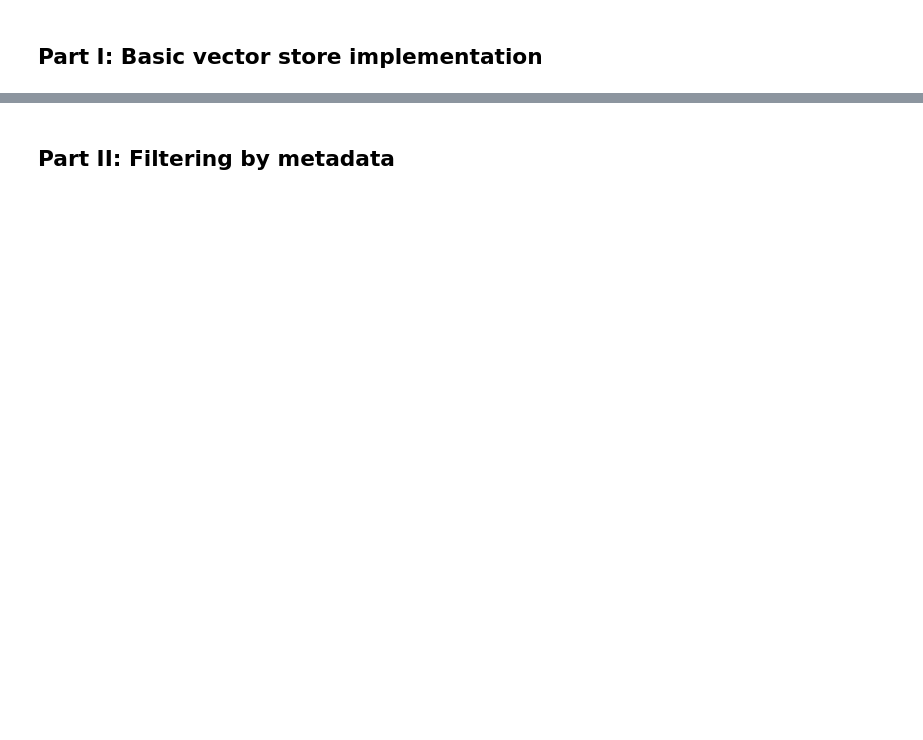
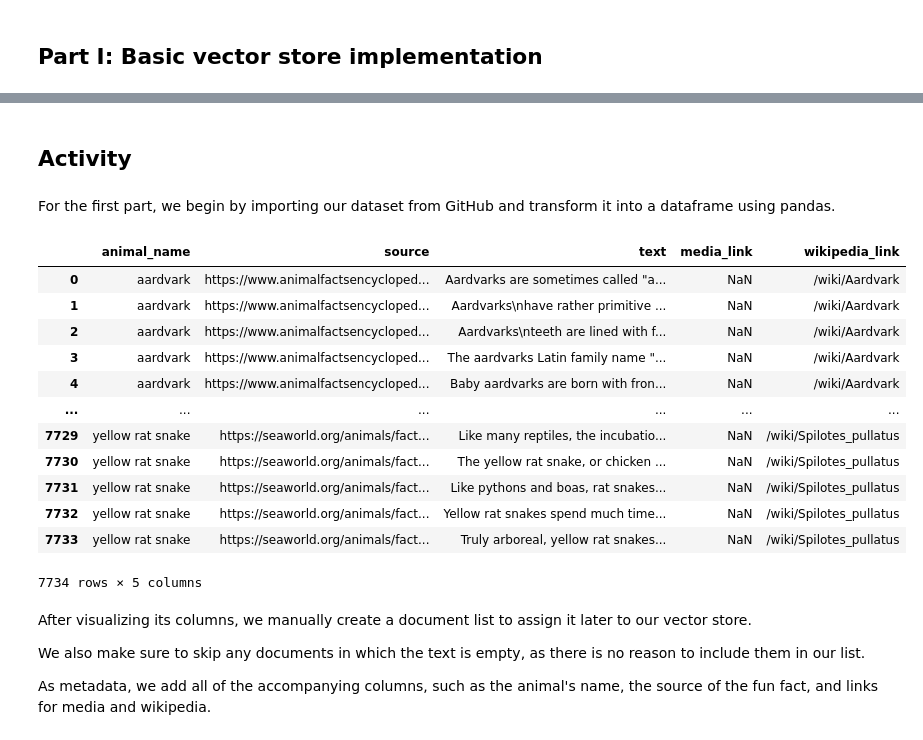
Before and after one commit to carloszamora08/IntComp, a Jupyter notebook: notebooks/Local Notebooks/notebooks/vectorstore_semanticsearch.ipynb, the cells around one changed output, grey strips where cells are left out. Drawn from its saved outputs; the diff is of its cells as text; code cells hidden in the pictures; blank space fills up the shorter version.

Commit message:
Finalize vector store activity

```diff
--- a/notebooks/Local Notebooks/notebooks/vectorstore_semanticsearch.ipynb
+++ b/notebooks/Local Notebooks/notebooks/vectorstore_semanticsearch.ipynb
@@ -29,2 +59,0 @@ class VectorStore:
-# %% [markdown]
-## Part II: Filtering by metadata
@@ -43,0 +60,29 @@ class FilteredVectorStore:
+# %% [markdown]
+## Activity
+# %% [markdown]
+For the first part, we begin by importing our dataset from GitHub and transform it into a dataframe using pandas.
+# %%
+url = "https://raw.githubusercontent.com/ekohrt/animal-fun-facts-dataset/main/animal-fun-facts-dataset.csv"
+df = pd.read_csv(url)
+
+df
+# %% [output]
+|  | animal_name | source | text | media_link | wikipedia_link |
+| 0 | aardvark | https://www.animalfactsencycloped... | Aardvarks are sometimes called "a... | NaN | /wiki/Aardvark |
+| 1 | aardvark | https://www.animalfactsencycloped... | Aardvarks\nhave rather primitive ... | NaN | /wiki/Aardvark |
+| 2 | aardvark | https://www.animalfactsencycloped... | Aardvarks\nteeth are lined with f... | NaN | /wiki/Aardvark |
+| 3 | aardvark | https://www.animalfactsencycloped... | The aardvarks Latin family name "... | NaN | /wiki/Aardvark |
+| 4 | aardvark | https://www.animalfactsencycloped... | Baby aardvarks are born with fron... | NaN | /wiki/Aardvark |
+| ... | ... | ... | ... | ... | ... |
+| 7729 | yellow rat snake | https://seaworld.org/animals/fact... | Like many reptiles, the incubatio... | NaN | /wiki/Spilotes_pullatus |
+| 7730 | yellow rat snake | https://seaworld.org/animals/fact... | The yellow rat snake, or chicken ... | NaN | /wiki/Spilotes_pullatus |
+| 7731 | yellow rat snake | https://seaworld.org/animals/fact... | Like pythons and boas, rat snakes... | NaN | /wiki/Spilotes_pullatus |
+| 7732 | yellow rat snake | https://seaworld.org/animals/fact... | Yellow rat snakes spend much time... | NaN | /wiki/Spilotes_pullatus |
+| 7733 | yellow rat snake | https://seaworld.org/animals/fact... | Truly arboreal, yellow rat snakes... | NaN | /wiki/Spilotes_pullatus |
+7734 rows × 5 columns
+# %% [markdown]
+After visualizing its columns, we manually create a document list to assign it later to our vector store.
+
+We also make sure to skip any documents in which the text is empty, as there is no reason to include them in our list.
+
+As metadata, we add all of the accompanying columns, such as the animal's name, the source of the fun fact, and links for media and wikipedia.
```
Also changed, not shown: parts of 36 cells of this notebook.
